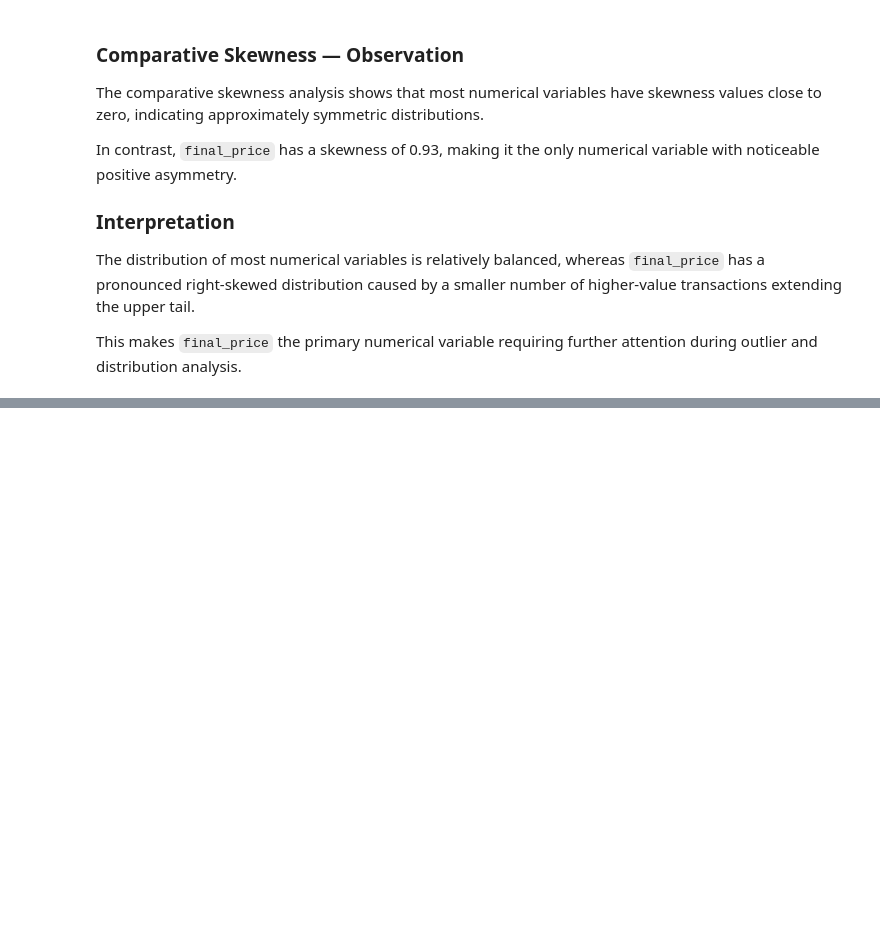
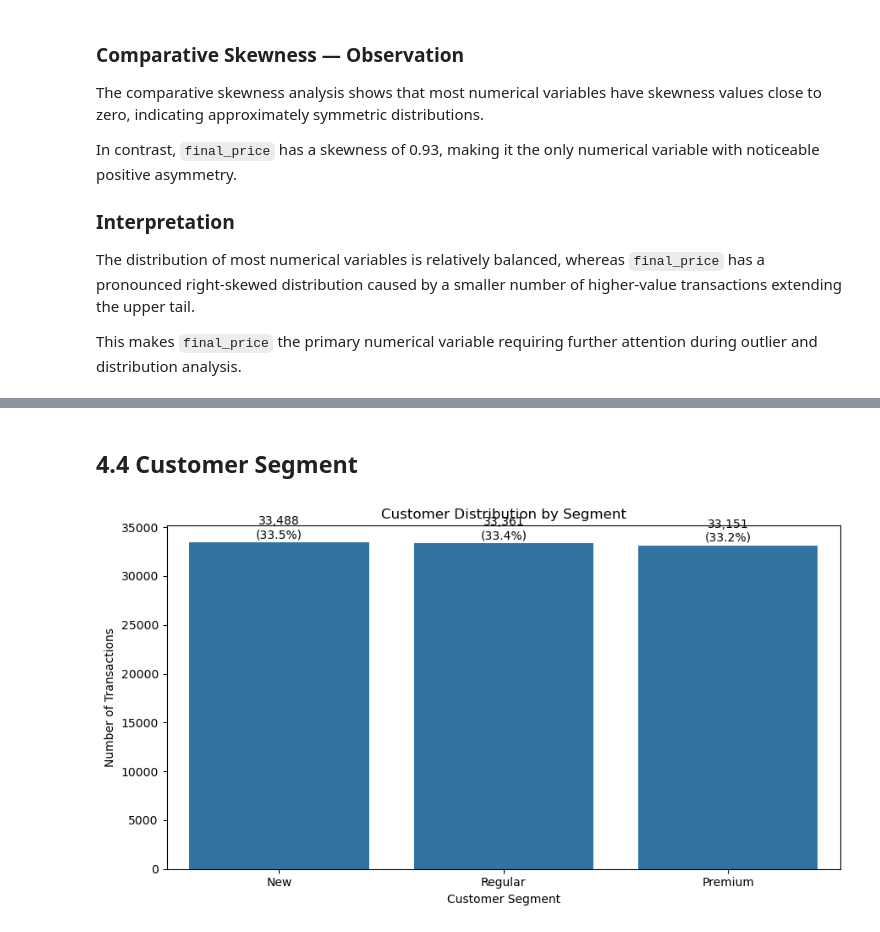
Before and after one commit to Bhav-creator452/NextHikesProject3-advanced-eda-retail-analysis, a Jupyter notebook: Advanced_EDA_Retail_Analysis.ipynb, the cells around one changed output, grey strips where cells are left out. Saved outputs shown, nothing was run; the diff lists cells and outputs as text; code cells hidden in the pictures; blank space fills up the shorter version.

```diff
--- a/Advanced_EDA_Retail_Analysis.ipynb
+++ b/Advanced_EDA_Retail_Analysis.ipynb
@@ -1087,0 +1221,30 @@ attention during outlier and distribution analysis.
+# %% [markdown]
+## 4.4 Customer Segment
+# %%
+segment_counts = df_eda['customer_segment'].value_counts()
+segment_percent = df_eda['customer_segment'].value_counts(normalize=True) * 100
+
+plt.figure(figsize=(9, 5))
+
+ax = sns.barplot(
+    x=segment_counts.index,
+    y=segment_counts.values
+)
+
+for i, (count, percent) in enumerate(
+    zip(segment_counts.values, segment_percent.values)
+):
+    ax.text(
+        i,
+        count + 400,
+        f'{count:,}\n({percent:.1f}%)',
+        ha='center'
+    )
+
+plt.title('Customer Distribution by Segment')
+plt.xlabel('Customer Segment')
+plt.ylabel('Number of Transactions')
+plt.tight_layout()
+plt.show()
+# %% [output]
+[figure, added]
```
Also changed, not shown: parts of 35 cells of this notebook.
